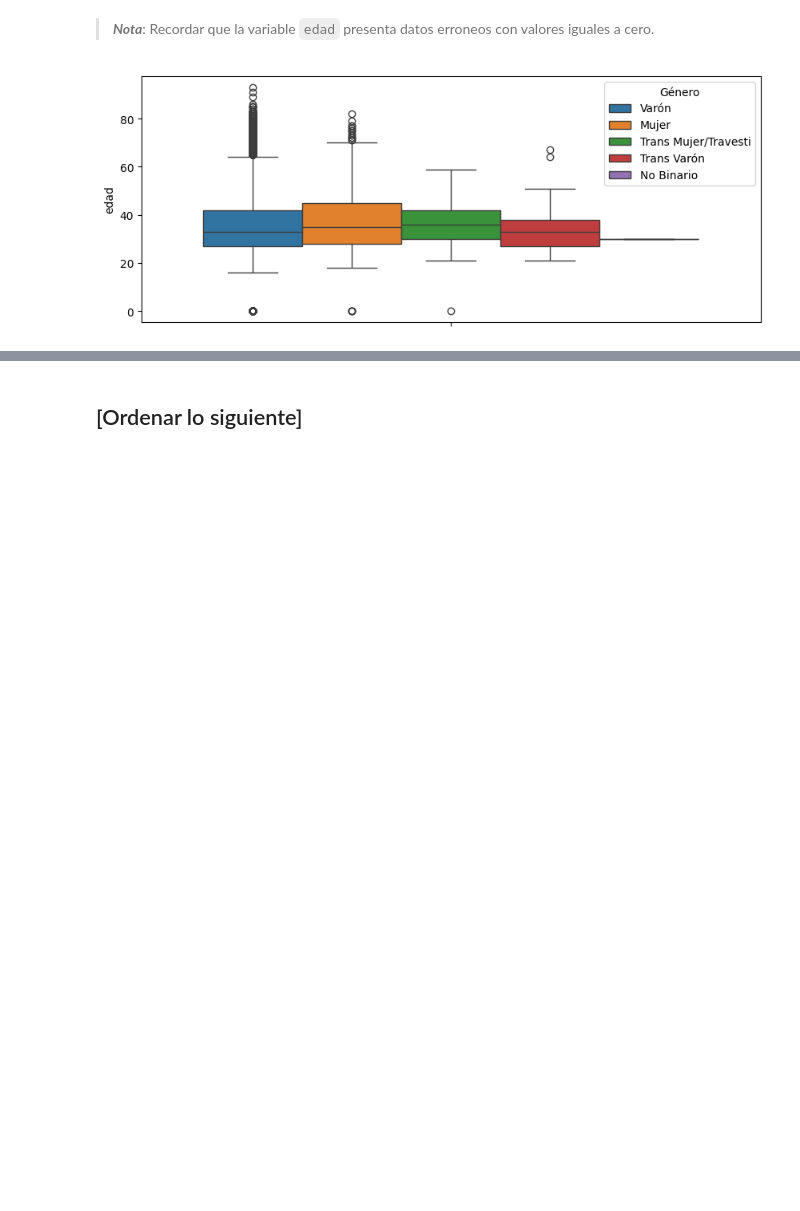
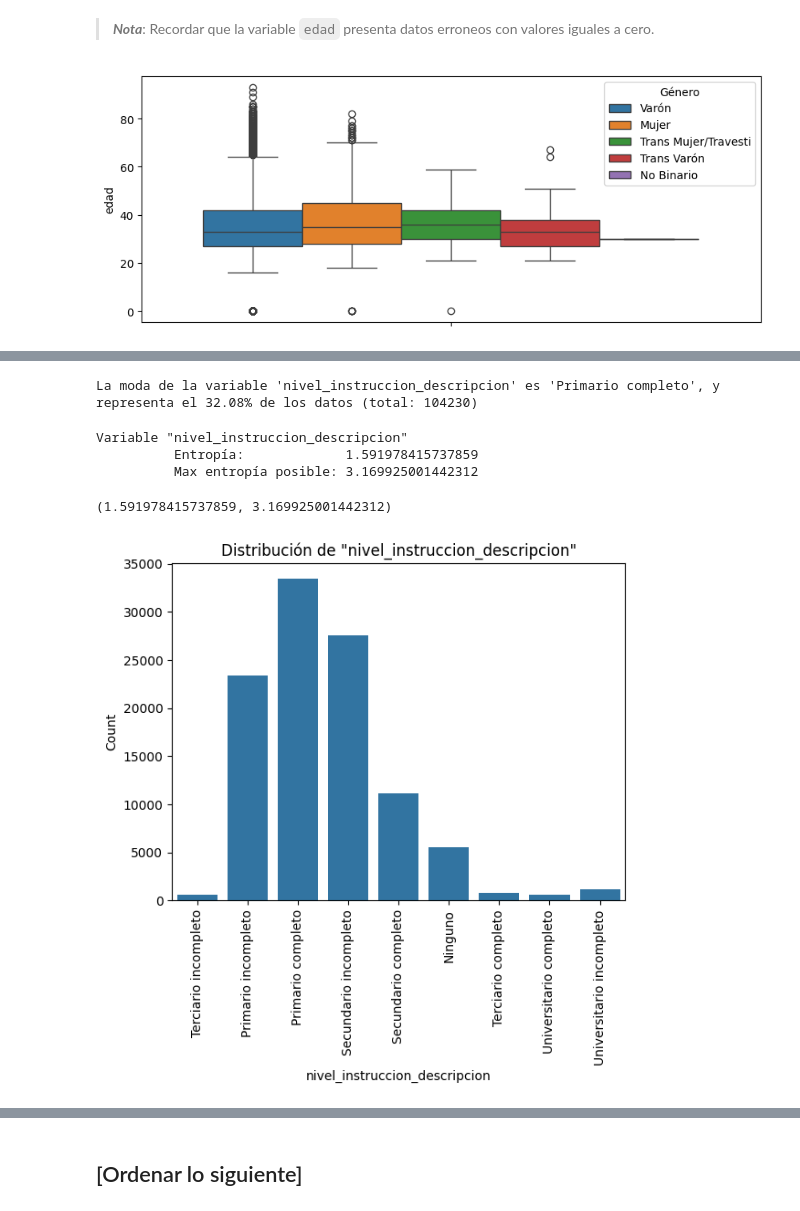
Before and after one commit to gasper-az/CEIA_Analisis_de_datos, a Jupyter notebook: trabajos_practicos/resolucion_tp_01/tp_01.ipynb, the cells around one changed output, grey strips where cells are left out. Cells and saved outputs as stored; diff of their text form; code cells hidden in the pictures; blank space fills up the shorter version.

Commit message:
[tp-01] nivel_instruccion_descripcion

```diff
--- a/trabajos_practicos/resolucion_tp_01/tp_01.ipynb
+++ b/trabajos_practicos/resolucion_tp_01/tp_01.ipynb
@@ -1291,0 +1354,21 @@ graficar_boxplot(df_sneep_no_ids_csv, col="edad", col_division="genero_descripci
+# %%
+total = df_sneep_no_ids_csv["nivel_instruccion_descripcion"].count()
+moda = df_sneep_no_ids_csv["nivel_instruccion_descripcion"].mode()[0]
+
+cant_igual_moda = df_sneep_no_ids_csv[df_sneep_no_ids_csv["nivel_instruccion_descripcion"] == moda]["nivel_instruccion_descripcion"].count()
+porcentaje_moda = cant_igual_moda*100/total
+
+print(f"La moda de la variable \'nivel_instruccion_descripcion\' es \'{moda}\', y representa el {porcentaje_moda:.2f}% de los datos (total: {total})")
+# %% [output]
+La moda de la variable 'nivel_instruccion_descripcion' es 'Primario completo', y representa el 32.08% de los datos (total: 104230)
+# %%
+obtener_entropia_de_shannon(df_sneep_no_ids_csv, "nivel_instruccion_descripcion")
+# %% [output]
+Variable "nivel_instruccion_descripcion"
+          Entropía:             1.591978415737859
+          Max entropía posible: 3.169925001442312
+(1.591978415737859, 3.169925001442312)
+# %%
+graficar_distribucion_histograma(data=df_sneep_no_ids_csv, col="nivel_instruccion_descripcion", titulo="Distribución de \"nivel_instruccion_descripcion\"", xlabel="nivel_instruccion_descripcion", rotation=90)
+# %% [output]
+[figure, added]
```
Also changed, not shown: parts of 9 cells of this notebook.
